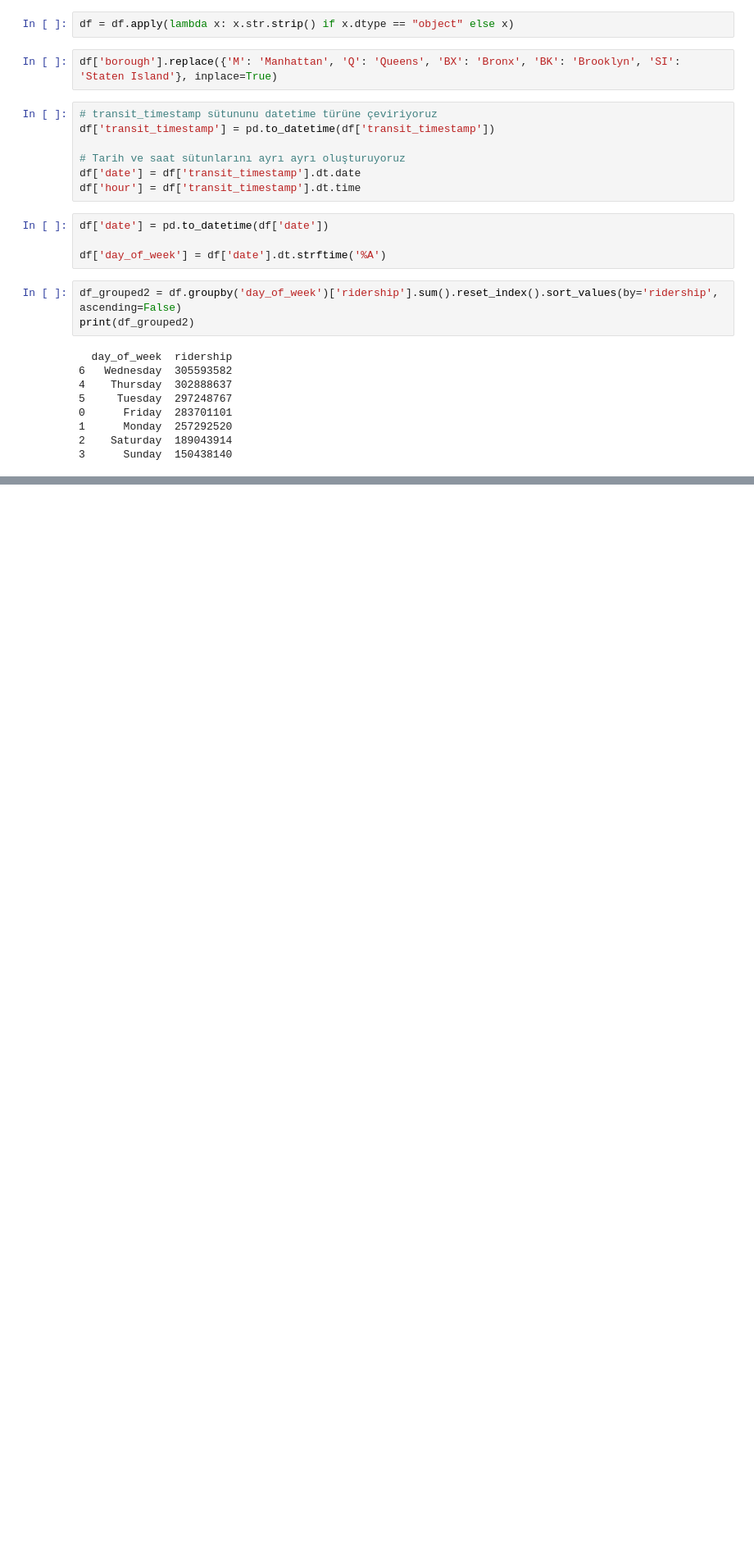
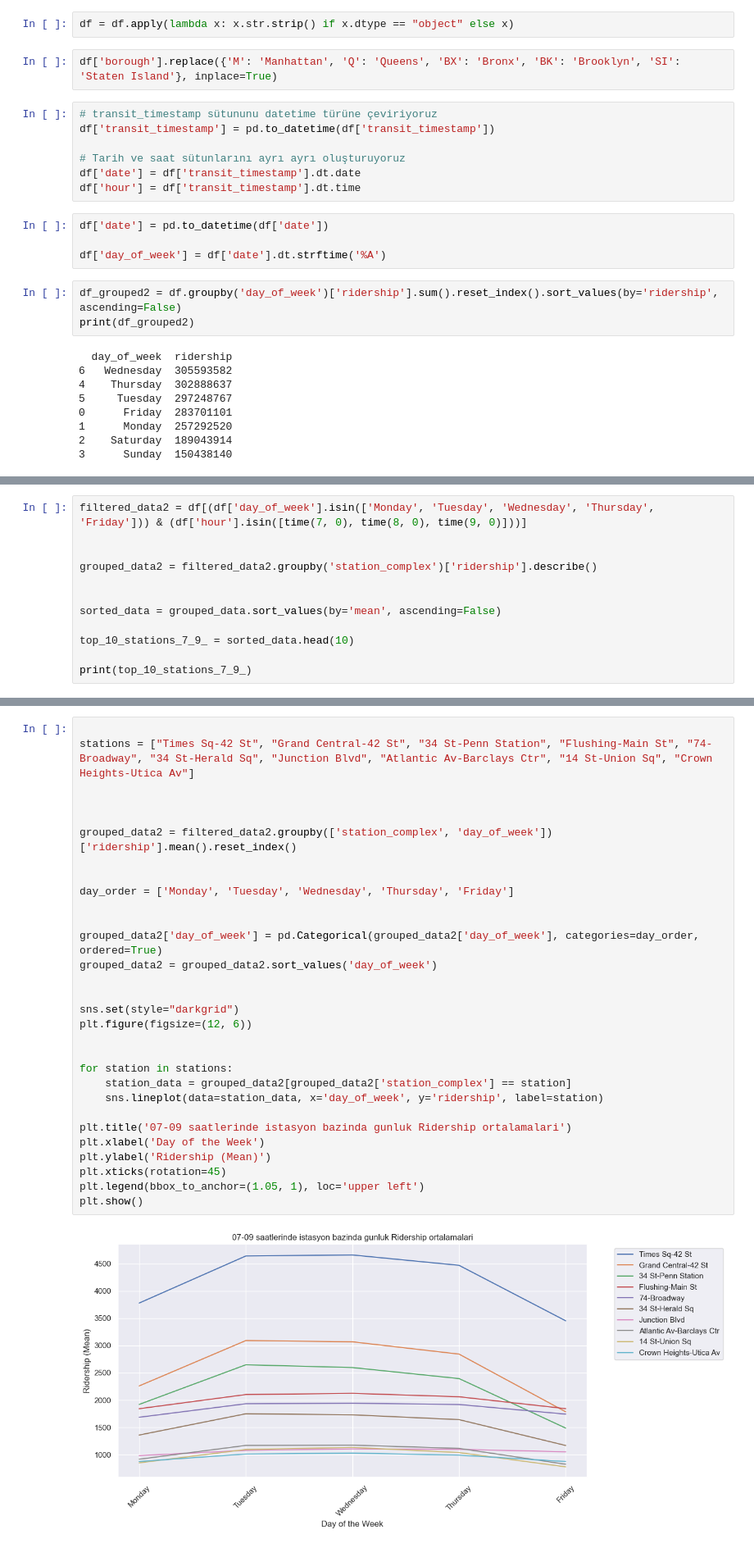
Before and after one commit to umutarsln/IDSA-Project1, a Jupyter notebook: Ahmet/EDA_1.ipynb, the cells around one changed output, grey strips where cells are left out. Shown at 82% size. Cells and saved outputs as stored; diff of their text form; blank space fills up the shorter version.

```diff
--- a/Ahmet/EDA_1.ipynb
+++ b/Ahmet/EDA_1.ipynb
@@ -75,0 +329,12 @@ df.head()
+# %%
+filtered_data2 = df[(df['day_of_week'].isin(['Monday', 'Tuesday', 'Wednesday', 'Thursday', 'Friday'])) & (df['hour'].isin([time(7, 0), time(8, 0), time(9, 0)]))]
+
+
+grouped_data2 = filtered_data2.groupby('station_complex')['ridership'].describe()
+
+
+sorted_data = grouped_data.sort_values(by='mean', ascending=False)
+
+top_10_stations_7_9_ = sorted_data.head(10)
+
+print(top_10_stations_7_9_)
@@ -76 +380,33 @@ df.head()
+# %%
+
+stations = ["Times Sq-42 St", "Grand Central-42 St", "34 St-Penn Station", "Flushing-Main St", "74-Broadway", "34 St-Herald Sq", "Junction Blvd", "Atlantic Av-Barclays Ctr", "14 St-Union Sq", "Crown Heights-Utica Av"]
+
+
+
+grouped_data2 = filtered_data2.groupby(['station_complex', 'day_of_week'])['ridership'].mean().reset_index()
+
+
+day_order = ['Monday', 'Tuesday', 'Wednesday', 'Thursday', 'Friday']
+
+
+grouped_data2['day_of_week'] = pd.Categorical(grouped_data2['day_of_week'], categories=day_order, ordered=True)
+grouped_data2 = grouped_data2.sort_values('day_of_week')
+
+
+sns.set(style="darkgrid")
+plt.figure(figsize=(12, 6))
+
+
+for station in stations:
+    station_data = grouped_data2[grouped_data2['station_complex'] == station]
+    sns.lineplot(data=station_data, x='day_of_week', y='ridership', label=station)
+
+plt.title('07-09 saatlerinde istasyon bazinda gunluk Ridership ortalamalari')
+plt.xlabel('Day of the Week')
+plt.ylabel('Ridership (Mean)')
+plt.xticks(rotation=45)
+plt.legend(bbox_to_anchor=(1.05, 1), loc='upper left')
+plt.show()
+# %% [output]
+[figure, added]
 # %%
```
Also changed, not shown: parts of 22 cells of this notebook.
